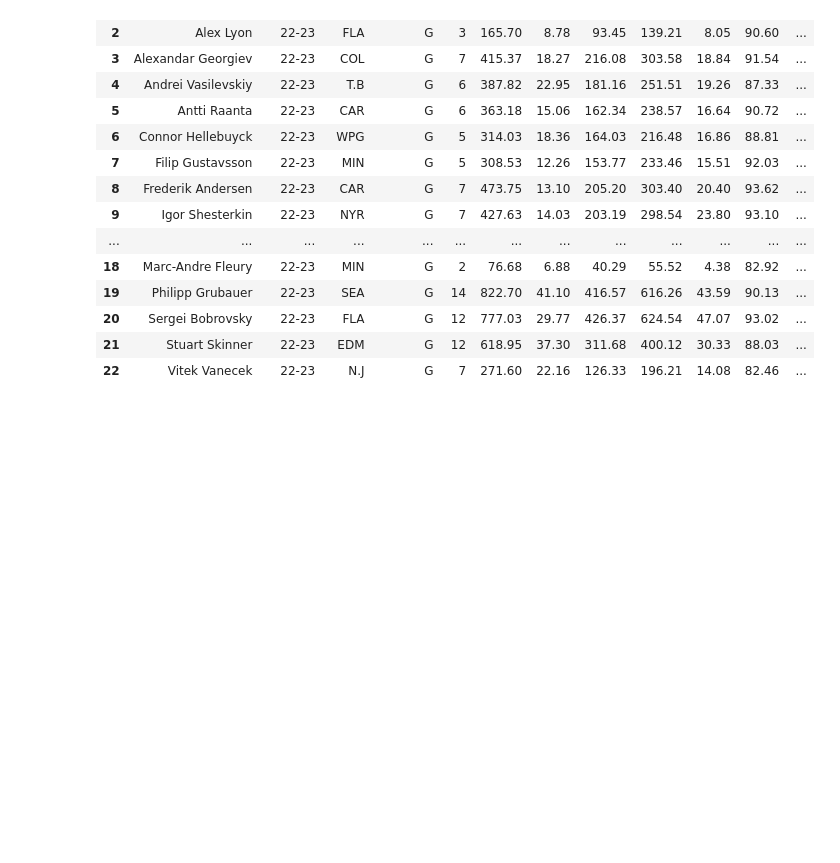
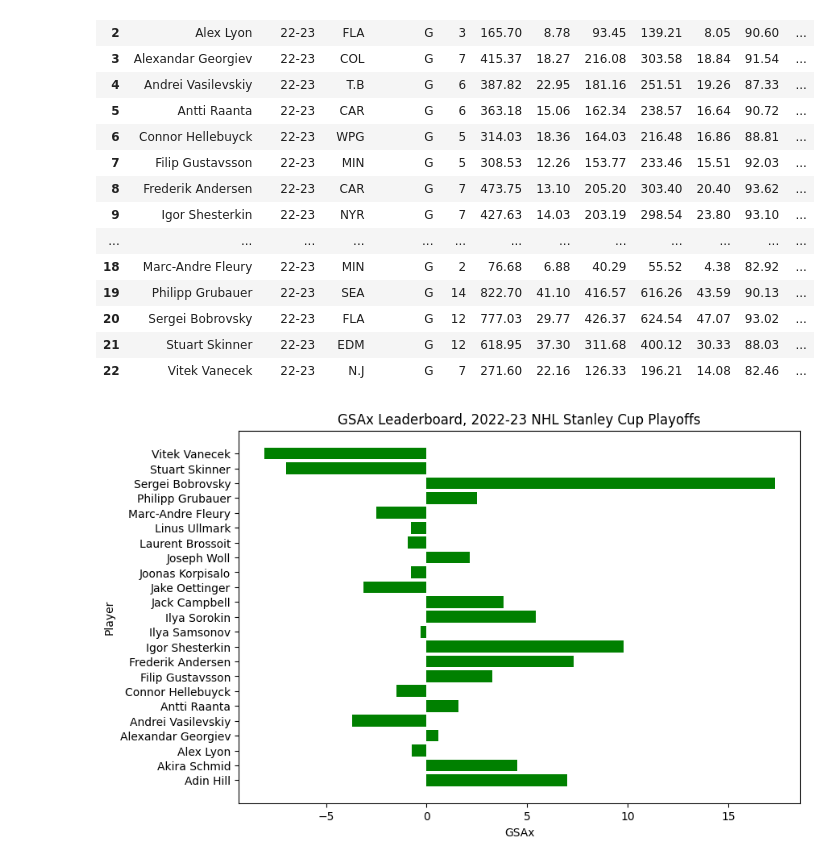
Before and after one commit to mikeytw11/Hockey, a Jupyter notebook: Playoff_Goalies.ipynb, the cells around one changed output. Drawn from its saved outputs; the diff is of its cells as text; code cells hidden in the pictures; blank space fills up the shorter version.

Commit message:
Added Bar Graph to script.

```diff
--- a/Playoff_Goalies.ipynb
+++ b/Playoff_Goalies.ipynb
@@ -28,3 +28,15 @@ goalies_df
 | 20 | Sergei Bobrovsky | 22-23 | FLA | G | 12 | 777.03 | 29.77 | 426.37 | 624.54 | 47.07 | 93.02 | ... |
 | 21 | Stuart Skinner | 22-23 | EDM | G | 12 | 618.95 | 37.30 | 311.68 | 400.12 | 30.33 | 88.03 | ... |
 | 22 | Vitek Vanecek | 22-23 | N.J | G | 7 | 271.60 | 22.16 | 126.33 | 196.21 | 14.08 | 82.46 | ... |
+# %%
+#Create a bar plot using GSAx and Player data from Goalie dataframe.
+plt.figure(figsize=(9,6))
+plt.barh(y=goalies_df['Player'],
+        width=goalies_df['GSAx'],
+        color='green')
+plt.xlabel('GSAx')
+plt.ylabel('Player')
+plt.title('GSAx Leaderboard, 2022-23 NHL Stanley Cup Playoffs')
+plt.show()
+# %% [output]
+[figure, added]
```
